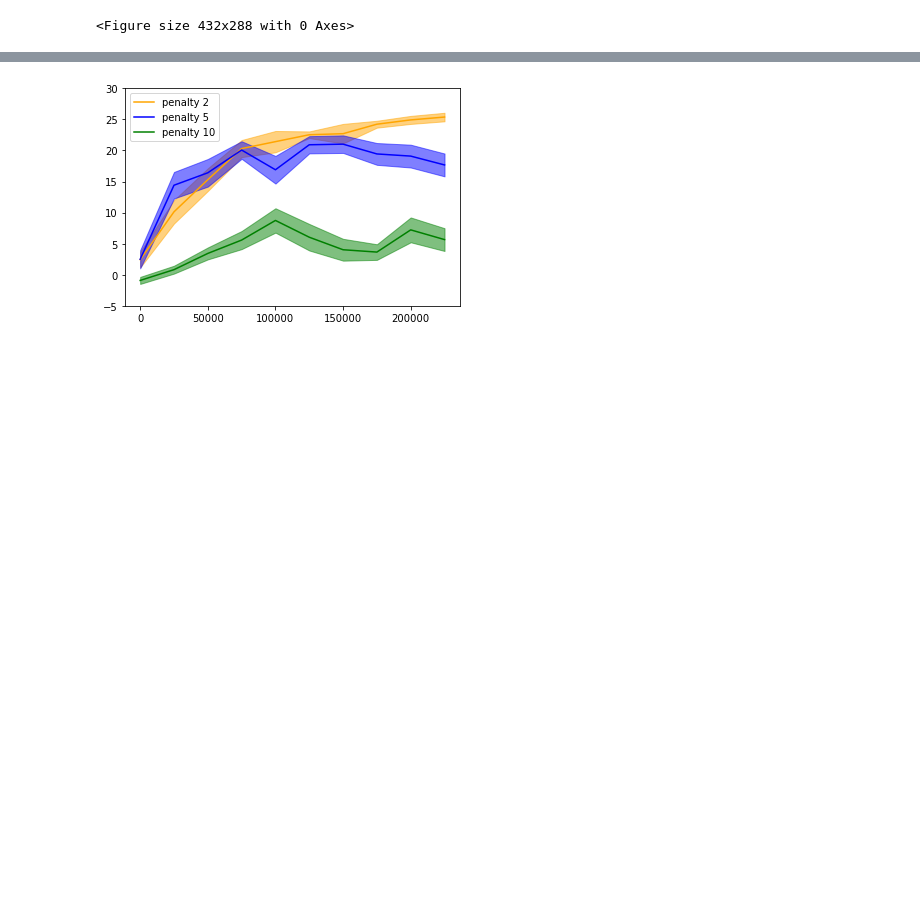
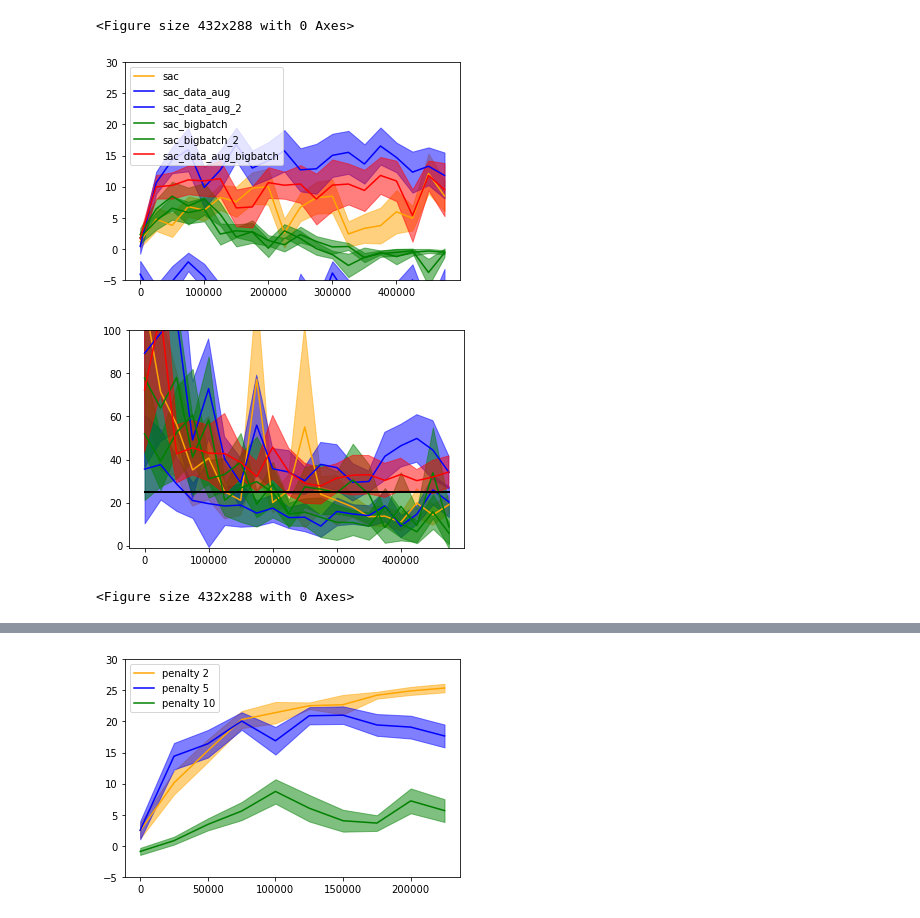
Before and after one commit to flodorner/Augmented_Constrained_RL, a Jupyter notebook: Plot_results.ipynb, the cells around one changed output, grey strips where cells are left out. Drawn from its saved outputs; the diff is of its cells as text; code cells hidden in the pictures; blank space fills up the shorter version.

```diff
--- a/Plot_results.ipynb
+++ b/Plot_results.ipynb
@@ -334,3 +334,22 @@ plt.show()
 [figure]
 [figure]
 <Figure size 432x288 with 0 Axes>
+# %%
+plot("sac_c_ss10k_m001_a1_c001_long",epochs=20)
+plot("sac_c_ss10k_m001_a1_c001_long_data_aug","blue",epochs=20)
+plot("sac_c_ss10k_m001_a1_c001_long_data_aug2","blue",epochs=20)
+plot("sac_c_ss10k_m001_a1_c001_long_bigbatch_correct","green",epochs=20)
+plot("sac_c_ss10k_m001_a1_c001_long_data_aug_bigbatch","green",epochs=20)  #This and the next were mixed up with the naming!
+plot("sac_c_ss10k_m001_a1_c001_long_data_bigbatch","red",epochs=20)
+
+
+
+plt.figure(1)
+plt.legend(["sac","sac_data_aug","sac_data_aug_2","sac_bigbatch","sac_bigbatch_2","sac_data_aug_bigbatch"])
+plt.show()
+plt.figure(2)
+plt.show()
+# %% [output]
+[figure, added]
+[figure, added]
+<Figure size 432x288 with 0 Axes>
```
Also changed, not shown: parts of 2 cells of this notebook.
